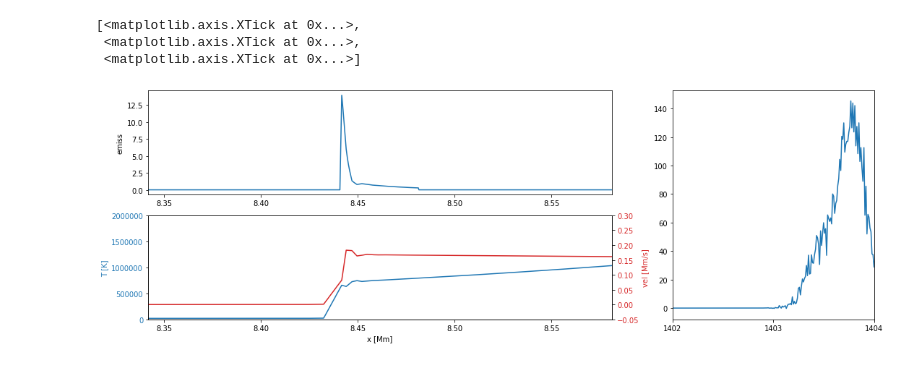
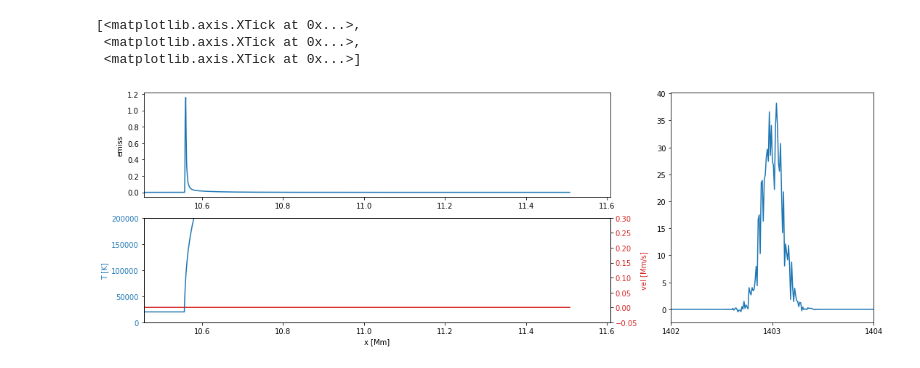
Before and after one commit to wilashfie/synth_spec, a Jupyter notebook: plot_all.ipynb, the cells around one changed output. Drawn from its saved outputs; the diff is of its cells as text; code cells hidden in the pictures.

Commit message:
choose interp / auto interp range

```diff
--- a/plot_all.ipynb
+++ b/plot_all.ipynb
@@ -11,13 +11,13 @@ from matplotlib import gridspec
 from create_arrays import create_arr
 # %%
 # import arrays
-tube = readsav('/Users/WilliamHenryAshfieldIV/dat/f4_vis5.sav',verbose=False,python_dict=False)
-frac = readsav('/Users/WilliamHenryAshfieldIV/dat/f4_vis5_si_iv_nei.sav',verbose=False,python_dict=False)
+tube = readsav('/Users/WilliamHenryAshfieldIV/dat/f4_vis5_n400.sav',verbose=False,python_dict=False)
+frac = readsav('/Users/WilliamHenryAshfieldIV/dat/f4_vis5_n400_si_iv_nei.sav',verbose=False,python_dict=False)
 log10T,log10G = np.loadtxt('/Users/WilliamHenryAshfieldIV/dat/goft_1403.dat.txt',comments='%',unpack=True)
 # %%
-i = 78 # in 0.1 s
+i = 0 # in 0.1 s
 # %%
-arrs = create_arr(tube,frac,log10T,log10G,time=i)
+arrs = create_arr(tube,frac,log10T,log10G,time=i,interp = 'linear')
 x = arrs['x']
 v = arrs['v']
 T = arrs['T']
@@ -27,3 +27,5 @@ spec = arrs['spec']
 EM = arrs['EM']
 g = arrs['g']
 fac = arrs['fac']
+los_x = arrs['raw_x']
+los_v = arrs['raw_v']
@@ -43,32 +52,32 @@ plt.subplots_adjust(wspace=0.3)
 
 
 ax1.plot(x,emiss,label='EM',color='tab:blue')
 ax1.set_xlim(x_l,x_r)
 ax1.set_ylabel('emiss')
 
 
 
 color = 'tab:blue'
 ax2.plot(x,T*1e6,color=color)
-ax2.set_ylim(0,2*1e6)
+ax2.set_ylim(0,2*1e5)
 ax2.set_xlabel('x [Mm]')
 ax2.set_ylabel('T [K]', color=color)
 ax2.tick_params(axis='y', labelcolor=color)
 ax2.set_xlim(x_l,x_r)
 
 ax4 = ax2.twinx()
 color = 'tab:red'
 ax4.plot(x, v, color=color)
 ax4.set_ylabel('vel [Mm/s]', color=color)  # we already handled the x-label with ax1
 ax4.tick_params(axis='y', labelcolor=color)
 ax4.set_ylim(-0.05,0.3)
 
 
 ax3.plot(wav,spec)
 ax3.set_xlim(1402,1404)
 ax3.set_xticks(np.arange(1402, 1405, 1))
 # %% [output]
 [<matplotlib.axis.XTick at 0x...>,
  <matplotlib.axis.XTick at 0x...>,
  <matplotlib.axis.XTick at 0x...>]
-[figure, old version]
+[figure, new version]
```
Also changed, not shown: parts of 3 cells of this notebook, 4 other files.
